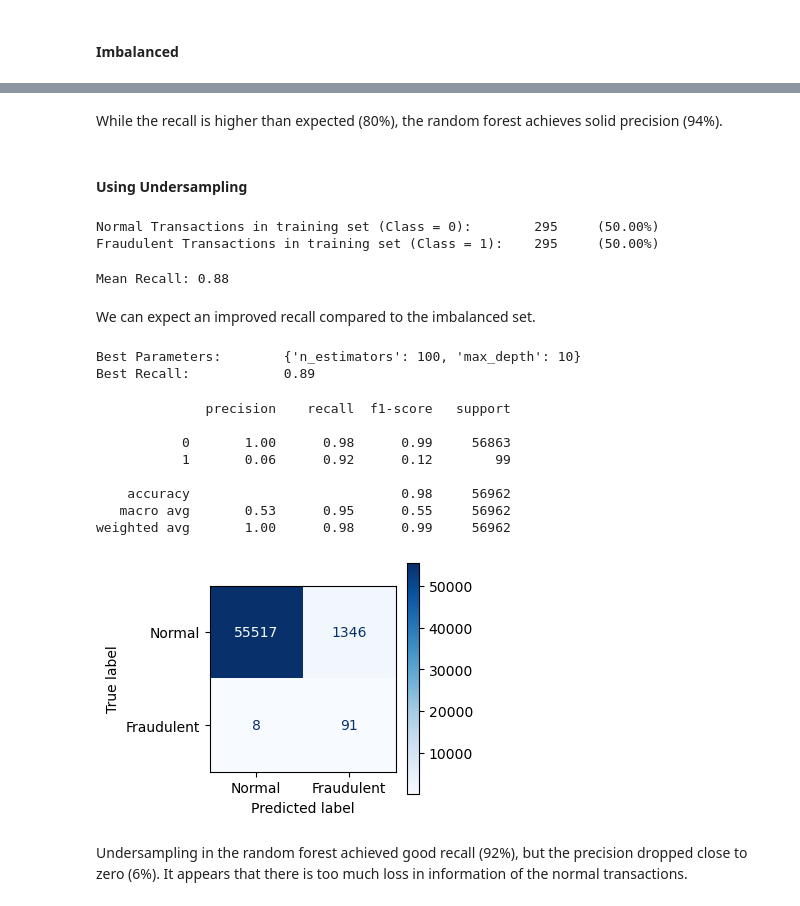
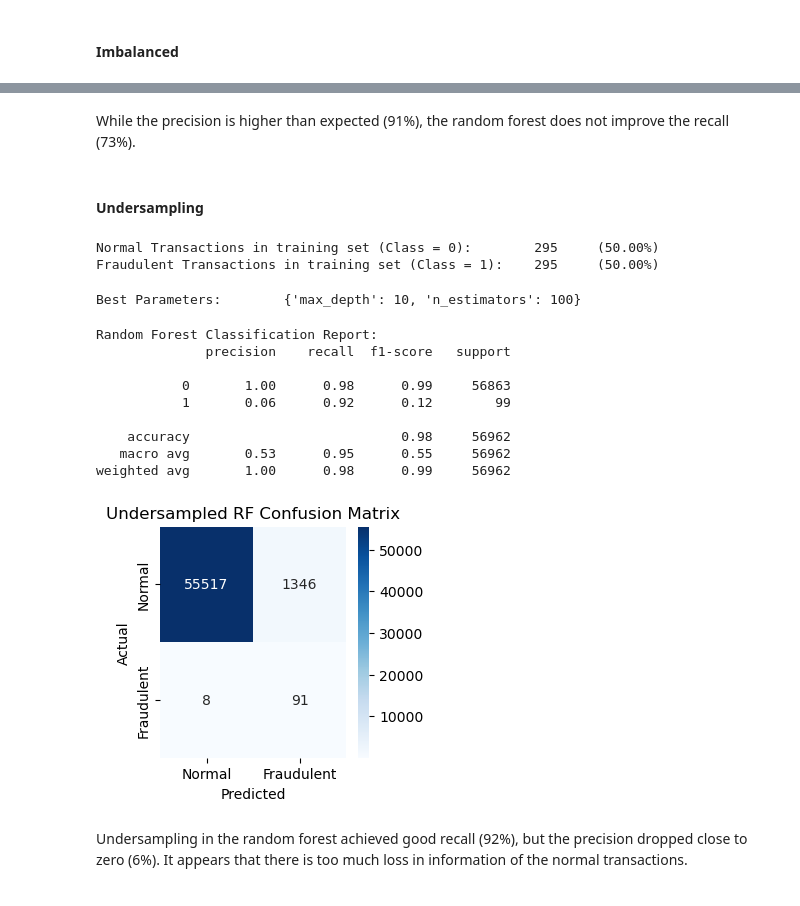
Before and after one commit to cedrickeller-cmd/financial-transactions-fraud-detection, a Jupyter notebook: random_forest.ipynb, the cells around one changed output, grey strips where cells are left out. Drawn from its saved outputs; the diff is of its cells as text; code cells hidden in the pictures.

```diff
--- a/random_forest.ipynb
+++ b/random_forest.ipynb
@@ -185,7 +172,7 @@ weighted avg       1.00      1.00      1.00     56962
 # %% [markdown]
-While the recall is higher than expected (80%), the random forest achieves solid precision (94%).
+While the precision is higher than expected (91%), the random forest does not improve the recall (73%).
 # %% [markdown]
-#### Using Undersampling
+#### Undersampling
 # %%
 # undersampling method
 rus = RandomUnderSampler(random_state=69)
@@ -207,28 +188,25 @@ skf = StratifiedKFold(n_splits=5, shuffle=True, random_state=69)
-# %%
-# cross validation score
-cv_recall = cross_val_score(rfc, X_train_under, y_train_under, cv=skf, scoring='recall', n_jobs=-2) # n_jobs=-2 parallelize using all but one CPU core
-
-print(f"Mean Recall: {cv_recall.mean():.2f}") # can expect the performance to be around here
-# %% [output]
-Mean Recall: 0.88
-# %% [markdown]
-We can expect an improved recall compared to the imbalanced set.
 # %%
+# model initialization
+rfc = RandomForestClassifier(random_state=69)
+
 # hyperparameters to search
-param_grid = {'n_estimators': [50, 100, 150] # number of trees
+param_grid = {'n_estimators': [50, 100] # number of trees
               ,'max_depth': [5, 10, 15] # maximum depth of the tree
 #              ,'max_features': ['auto', 'sqrt', 'log2'] # number of features at each split
              }
 
 # searching best hyperparameters
-rfc_random_grid_under = RandomizedSearchCV(rfc, param_grid, cv=skf, scoring='recall', random_state=69, n_jobs=-2) # n_iter=10 is default
-# rfc_grid = GridSearchCV(rfc, param_grid, cv=skf, scoring='recall', n_jobs=-2)
+rfc_search_under = GridSearchCV(
+    rfc,
+    param_grid,
+    cv=skf,
+    scoring='f1',
+    n_jobs=-2 # n_iter=10 is default
+)
 
 # model training
-rfc_random_grid_under.fit(X_train_under, y_train_under)
+rfc_search_under.fit(X_train_under, y_train_under)
 
-print(f"Best Parameters:\t{rfc_random_grid_under.best_params_}")
-print(f"Best Recall:\t\t{rfc_random_grid_under.best_score_:.2f}")
+print(f"Best Parameters:\t{rfc_search_under.best_params_}")
 # %% [output]
-Best Parameters:        {'n_estimators': 100, 'max_depth': 10}
-Best Recall:            0.89
+Best Parameters:        {'max_depth': 10, 'n_estimators': 100}
@@ -238,22 +213,25 @@ y_val_pred_rfc_under = rfc_random_grid_under.predict(X_val)
-# %%
-# model evaluation on validation set
-print(classification_report(y_val, y_val_pred_rfc_under))
-
-cm = confusion_matrix(y_val, y_val_pred_rfc_under)
-
-cm_display = ConfusionMatrixDisplay(confusion_matrix=cm, display_labels=['Normal', 'Fraudulent'])
-fig, ax = plt.subplots(figsize=(3,3))
-cm_display.plot(cmap='Blues', ax=ax);
-# %% [output]
-              precision    recall  f1-score   support
-
-           0       1.00      0.98      0.99     56863
-           1       0.06      0.92      0.12        99
-
-    accuracy                           0.98     56962
-   macro avg       0.53      0.95      0.55     56962
-weighted avg       1.00      0.98      0.99     56962
-[figure, removed]
+# %%
+# prediction on validation set
+y_val_pred_rfc_under = rfc_search_under.predict(X_val)
+
+# model evaluation on validation set
+cm_rfc_under = confusion_matrix(y_val, y_val_pred_rfc_under)
+
+print("Random Forest Classification Report:")
+print(classification_report(y_val, y_val_pred_rfc_under))
+
+plot_confusion_matrix(cm_rfc_under, title="Undersampled RF Confusion Matrix")
+# %% [output]
+Random Forest Classification Report:
+              precision    recall  f1-score   support
+
+           0       1.00      0.98      0.99     56863
+           1       0.06      0.92      0.12        99
+
+    accuracy                           0.98     56962
+   macro avg       0.53      0.95      0.55     56962
+weighted avg       1.00      0.98      0.99     56962
+[figure, added]
 # %% [markdown]
 Undersampling in the random forest achieved good recall (92%), but the precision dropped close to zero (6%). It appears that there is too much loss in information of the normal transactions.
 # %% [markdown]
```
Also changed, not shown: parts of 41 cells of this notebook.
